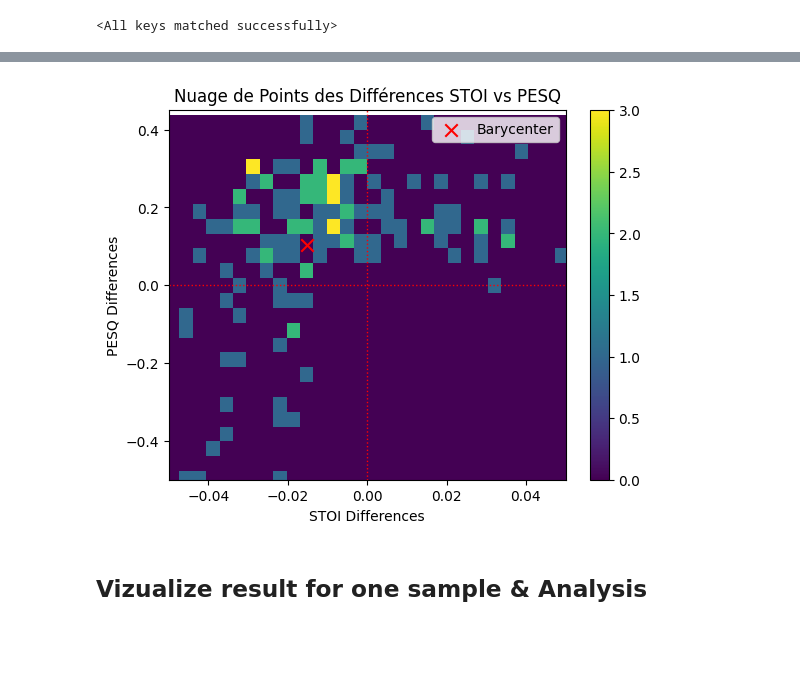
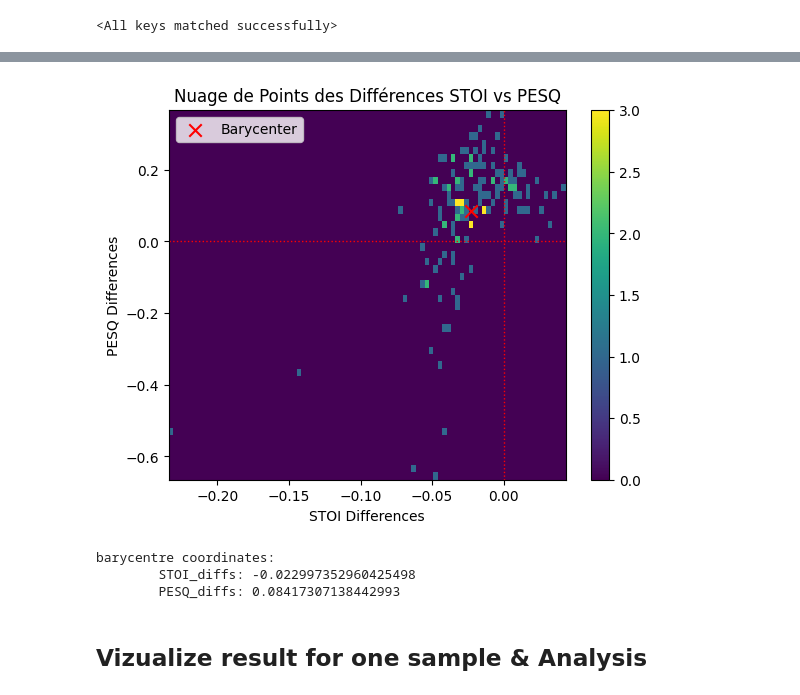
Before and after one commit to HugoRbrt/Denoising, a Jupyter notebook: method_signal/Method_signal.ipynb, the cells around one changed output, grey strips where cells are left out. Drawn from its saved outputs; the diff is of its cells as text; code cells hidden in the pictures; blank space fills up the shorter version.

```diff
--- a/method_signal/Method_signal.ipynb
+++ b/method_signal/Method_signal.ipynb
@@ -112,8 +131,8 @@ class AudioDenoisingDataset(Dataset):
 
         return noisy_split, clean_split
 # %%
-train_dataset = AudioDenoisingDataset('denoising/train/', 'voice_origin/train/', 2)
-test_dataset = AudioDenoisingDataset('denoising/test/', 'voice_origin/test/', 2)
+train_dataset = AudioDenoisingDataset('denoising/train/', 'voice_origin/train/', 1)
+test_dataset = AudioDenoisingDataset('denoising/test/', 'voice_origin/test/', 1)
 # %%
 train_loader = DataLoader(train_dataset, batch_size=32, shuffle=True)
 test_loader = DataLoader(test_dataset, batch_size=32, shuffle=False)
@@ -126,6 +145,7 @@ for i, (inputs, labels) in enumerate(train_loader):
     plt.subplot(211)
     plt.title("Input")
     plt.plot(inputs[0, :])
+    plt.subplots_adjust(hspace=0.5)
     plt.subplot(212)
     plt.title("Label")
     plt.plot(labels[0, :])
@@ -300,11 +337,13 @@ for i, (input, target) in enumerate(test_dataset):
     input = torch.from_numpy(input).unsqueeze(0).to(device)
     with torch.no_grad():
         prediction = model(input)
+        prediction = prediction.squeeze(0).squeeze(0).cpu().numpy()
+        input = input.squeeze(0).squeeze(0).cpu().numpy()
 
-        stoi_originals.append(stoi(target, input.squeeze(0).squeeze(0).cpu().numpy(), rate))
-        stoi_preds.append(stoi(target, prediction.squeeze(0).squeeze(0).cpu().numpy(), rate))
-        pesq_originals.append(pesq(rate, target, input.squeeze(0).squeeze(0).cpu().numpy(), 'nb'))
-        pesq_preds.append(pesq(rate, target, prediction.squeeze(0).squeeze(0).cpu().numpy(), 'nb'))
+        stoi_originals.append(stoi(target, input, rate))
+        stoi_preds.append(stoi(target, prediction, rate))
+        pesq_preds.append(pesq(rate, target, prediction, 'nb'))
+        pesq_originals.append(pesq(rate, target, input, 'nb'))
 stoi_diffs = [a - b for a, b in zip(stoi_preds, stoi_originals)]  # >0 is better
 pesq_diffs = [a - b for a, b in zip(pesq_preds, pesq_originals)]  # >0 is better
 # %%
@@ -327,22 +370,24 @@ plt.show()
 # %%
 plt.hist2d(stoi_diffs, pesq_diffs, bins=(90, 50), cmap='viridis')
 
 # Add colorbar
 plt.colorbar()
-plt.xlim(-0.05, 0.05)  # Set the x-axis limits
-plt.ylim(-0.5, 0.45)  # Set the y-axis limits
 # Set labels and title
 plt.xlabel('STOI Differences')
 plt.ylabel('PESQ Differences')
 plt.title('Nuage de Points des Différences STOI vs PESQ')
 plt.axhline(0, color='red', linestyle=':', linewidth=1)
 plt.axvline(0, color='red', linestyle=':', linewidth=1)
 plt.scatter(np.mean(stoi_diffs), np.mean(pesq_diffs), c='red', marker='x', label='Barycenter', s=80)
 plt.legend()
 # Show the plot
 plt.show()
+print("barycentre coordinates:\n\tSTOI_diffs:", np.mean(stoi_diffs) , "\n\tPESQ_diffs:", np.mean(pesq_diffs))
 # %% [output]
-[figure, old version]
+[figure, new version]
+barycentre coordinates:
+        STOI_diffs: -0.022997352960425498
+        PESQ_diffs: 0.08417307138442993
 # %% [markdown]
 ## Vizualize result for one sample & Analysis
 # %%
```
Also changed, not shown: parts of 7 cells of this notebook, 1 other file.
